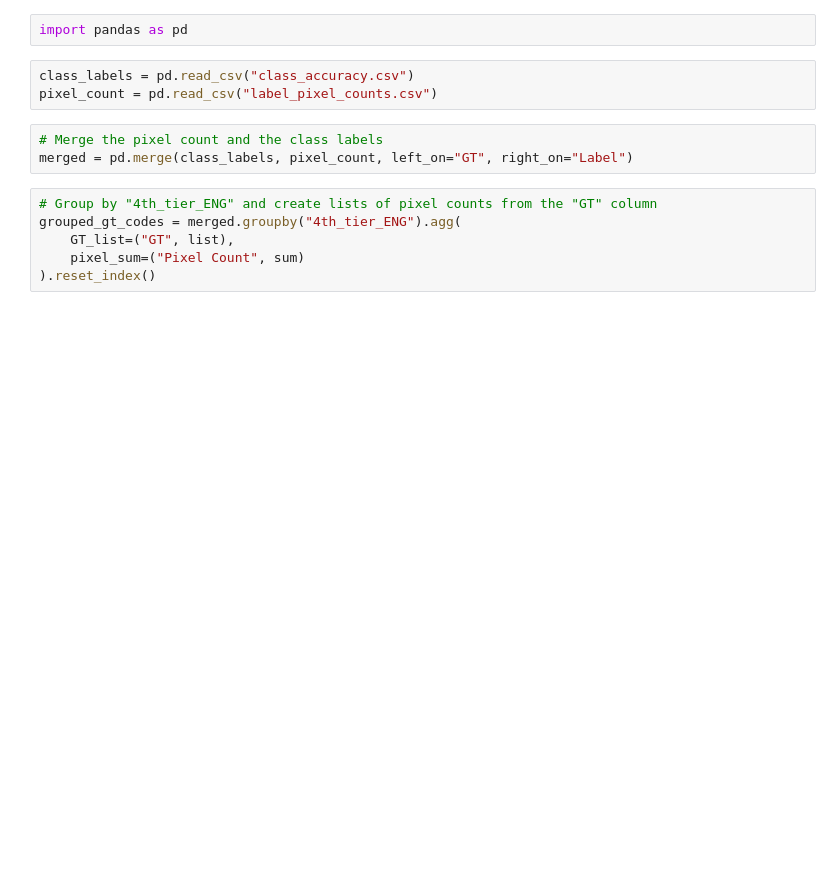
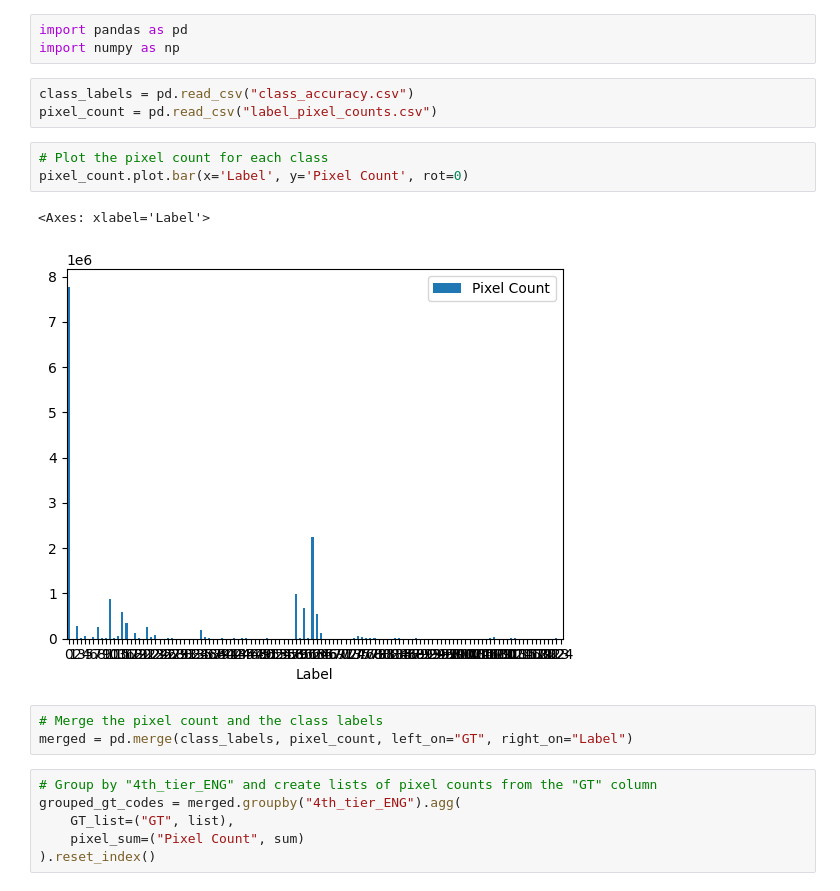
Before and after one commit to franmgl2001/crop_segmentation, a Jupyter notebook: train_test/transforms/zuericrop/relabel_and_filter.ipynb, the cells around one changed output. Cells and saved outputs as stored; diff of their text form; blank space fills up the shorter version.

```diff
--- a/train_test/transforms/zuericrop/relabel_and_filter.ipynb
+++ b/train_test/transforms/zuericrop/relabel_and_filter.ipynb
@@ -1,8 +1,15 @@
 # %%
 import pandas as pd
+import numpy as np
 # %%
 class_labels = pd.read_csv("class_accuracy.csv")
 pixel_count = pd.read_csv("label_pixel_counts.csv")
+# %%
+# Plot the pixel count for each class
+pixel_count.plot.bar(x='Label', y='Pixel Count', rot=0)
+# %% [output]
+<Axes: xlabel='Label'>
+[figure, added]
 # %%
 # Merge the pixel count and the class labels
 merged = pd.merge(class_labels, pixel_count, left_on="GT", right_on="Label")
```
Also changed, not shown: parts of 9 cells of this notebook, 2 other files.
